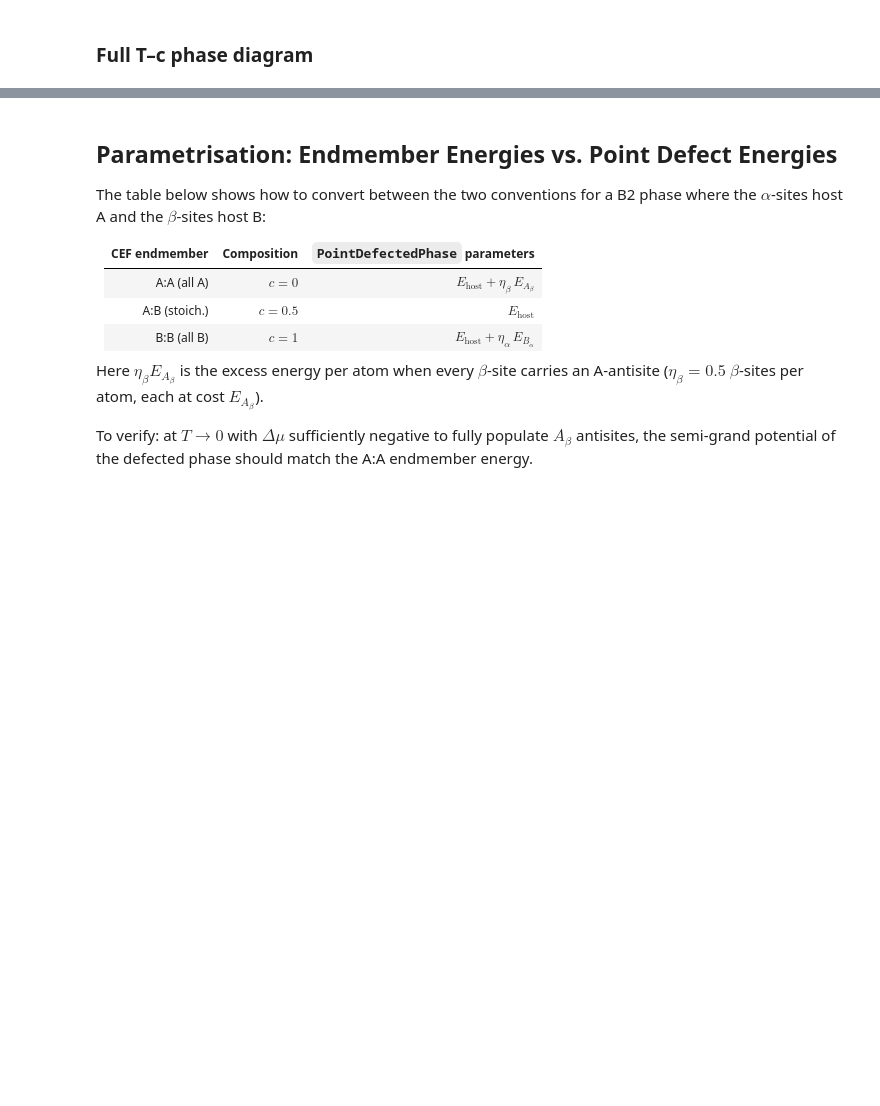
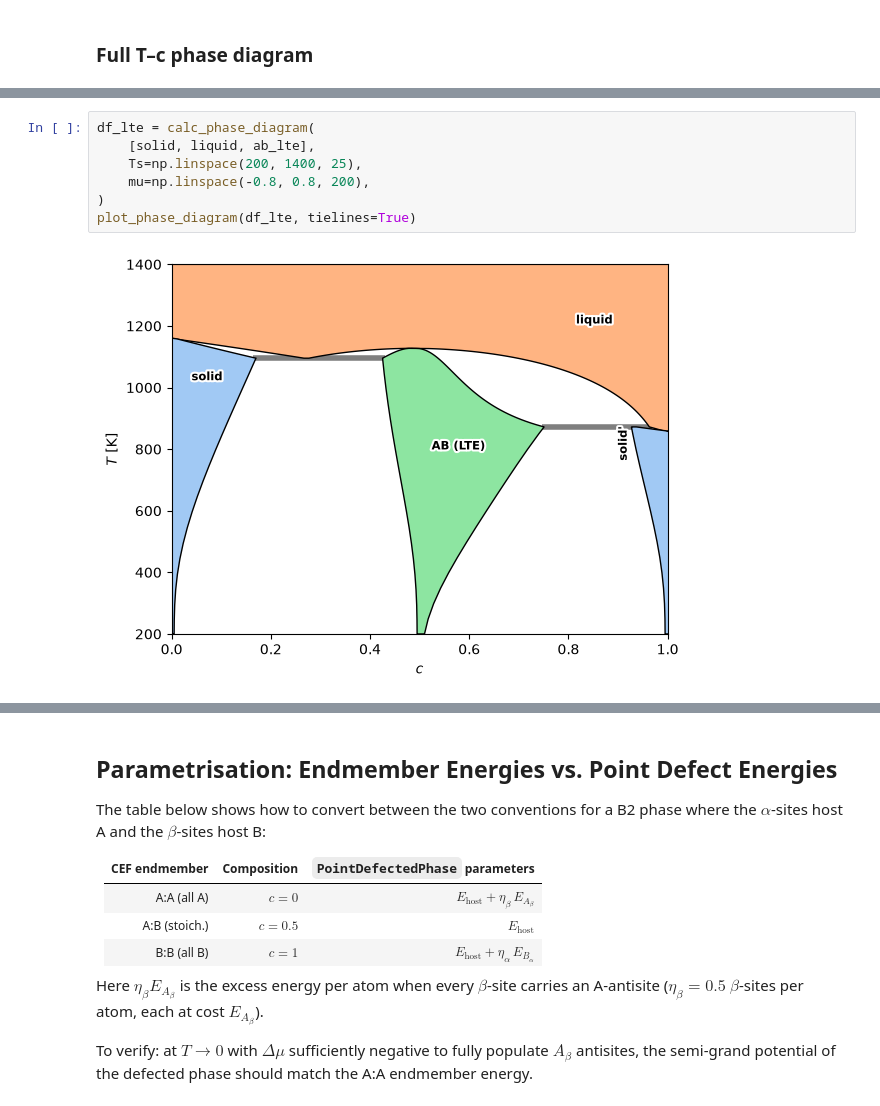
Before and after one commit to eisenforschung/landau, a Jupyter notebook: notebooks/PointDefects.ipynb, the cells around one changed output, grey strips where cells are left out. Saved outputs shown, nothing was run; the diff lists cells and outputs as text; blank space fills up the shorter version.

```diff
--- a/notebooks/PointDefects.ipynb
+++ b/notebooks/PointDefects.ipynb
@@ -283,0 +360,9 @@ plot_phase_diagram(df, tielines=True)
+# %%
+df_lte = calc_phase_diagram(
+    [solid, liquid, ab_lte],
+    Ts=np.linspace(200, 1400, 25),
+    mu=np.linspace(-0.8, 0.8, 200),
+)
+plot_phase_diagram(df_lte, tielines=True)
+# %% [output]
+[figure, added]
```
Also changed, not shown: parts of 15 cells of this notebook, 5 other files.
